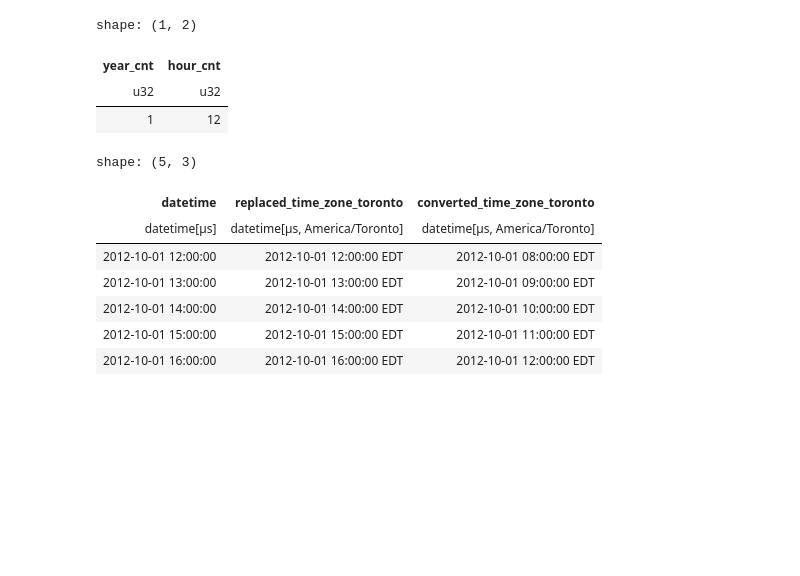
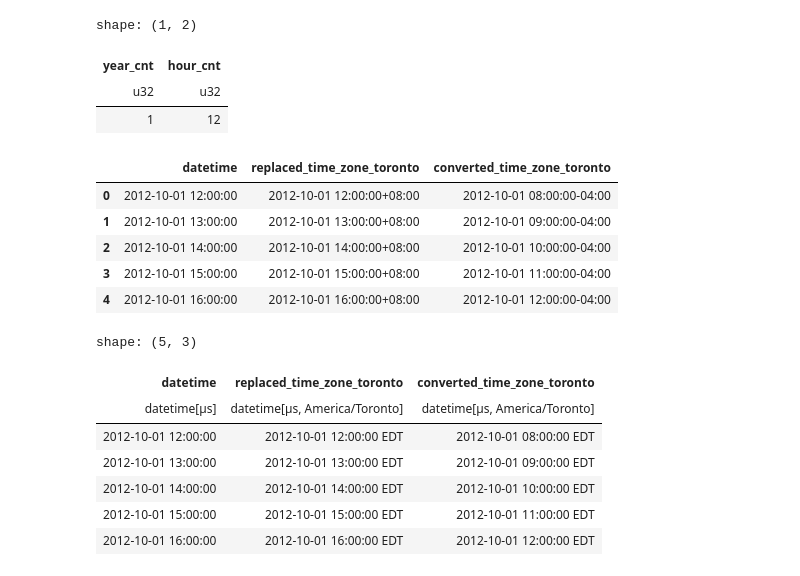
Before and after one commit to PeiGuancheng/Polars-Cookbook, a Jupyter notebook: Chapter09/ch09.ipynb, the cells around one changed output. Drawn from its saved outputs; the diff is of its cells as text; code cells hidden in the pictures; blank space fills up the shorter version.

```diff
--- a/Chapter09/ch09.ipynb
+++ b/Chapter09/ch09.ipynb
@@ -137,6 +139,30 @@ shape: (1, 2)
 | year_cnt | hour_cnt |
 | u32 | u32 |
 | 1 | 12 |
+# %%
+import pandas as pd
+
+lf_pd = lf.collect().to_pandas()
+# %%
+dt = lf_pd['datetime']
+
+time_zones_df = pd.DataFrame({
+    "datetime": dt,
+    "replaced_time_zone_toronto": dt.dt.tz_localize("Asia/Shanghai"),
+    "converted_time_zone_toronto": (
+        dt.dt.tz_localize("UTC")
+        .dt.tz_convert("America/Toronto")
+    ),
+})
+
+time_zones_df.head()
+# %% [output]
+|  | datetime | replaced_time_zone_toronto | converted_time_zone_toronto |
+| 0 | 2012-10-01 12:00:00 | 2012-10-01 12:00:00+08:00 | 2012-10-01 08:00:00-04:00 |
+| 1 | 2012-10-01 13:00:00 | 2012-10-01 13:00:00+08:00 | 2012-10-01 09:00:00-04:00 |
+| 2 | 2012-10-01 14:00:00 | 2012-10-01 14:00:00+08:00 | 2012-10-01 10:00:00-04:00 |
+| 3 | 2012-10-01 15:00:00 | 2012-10-01 15:00:00+08:00 | 2012-10-01 11:00:00-04:00 |
+| 4 | 2012-10-01 16:00:00 | 2012-10-01 16:00:00+08:00 | 2012-10-01 12:00:00-04:00 |
 # %%
 time_zones_lf = (
     lf
```
Also changed, not shown: parts of 3 cells of this notebook.
